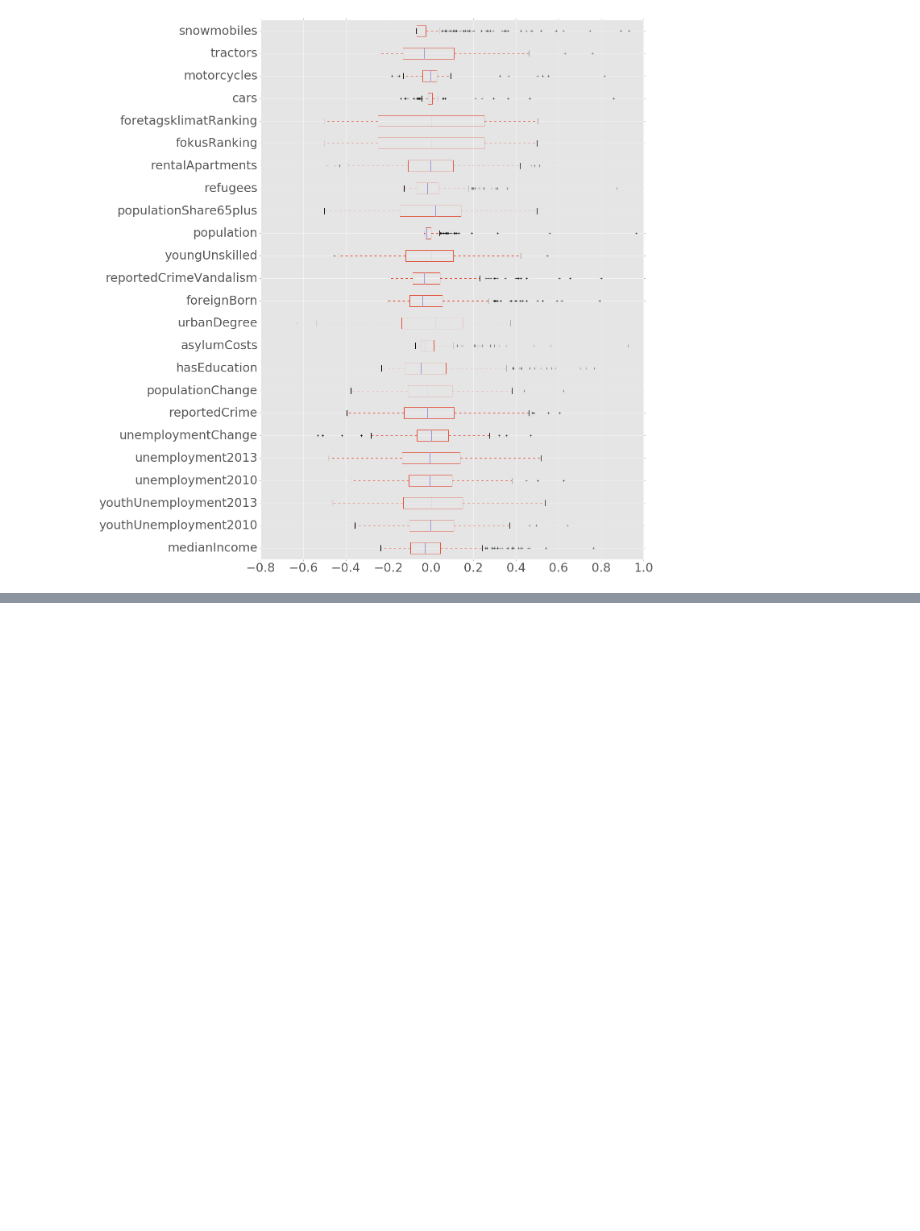
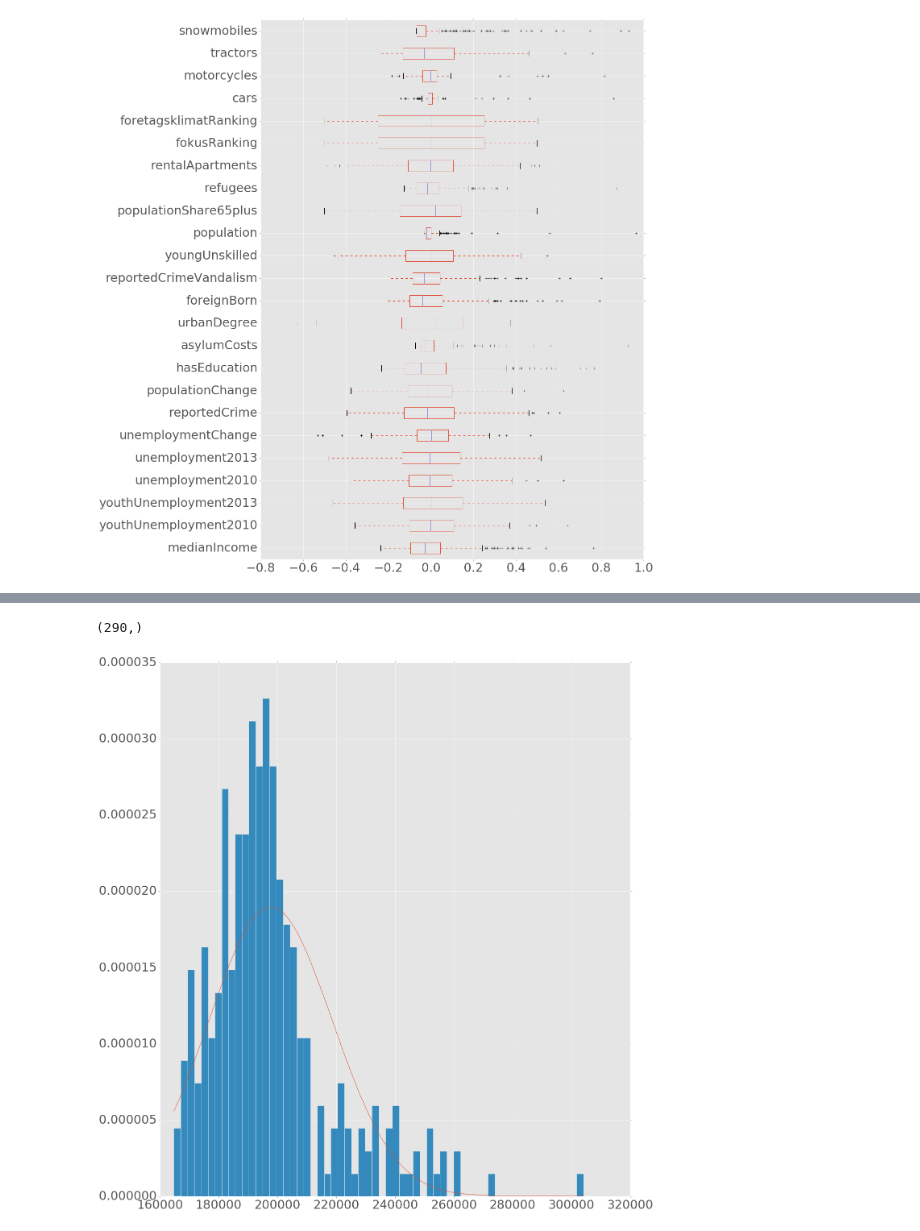
Before and after one commit to AdamPalmar/Swedish-Forrest-Fire, a Jupyter notebook: Swe_fire.ipynb, the cells around one changed output, grey strips where cells are left out. Drawn from its saved outputs; the diff is of its cells as text; code cells hidden in the pictures; blank space fills up the shorter version.

```diff
--- a/Swe_fire.ipynb
+++ b/Swe_fire.ipynb
@@ -226,0 +243,4 @@ plt.savefig('Boxplot.png')
+# %%
+data_simple['medianIncome'].shape
+# %% [output]
+(290,)
@@ -226,0 +253,18 @@ plt.savefig('Boxplot.png')
+# %%
+import scipy.stats as stats
+
+
+col_name = 'medianIncome'
+income_mean = data_simple[col_name].mean()
+income_std = data_simple[col_name].std()
+h = data_simple[col_name].values
+h = sorted(h)
+
+fit = stats.norm.pdf(h,income_mean,income_std)
+
+plt.plot(h,fit)
+plt.hist(h,bins=60,normed=True)
+plt.savefig('normal_income_blue')
+plt.show()
+# %% [output]
+[figure, added]
```
Also changed, not shown: parts of 7 cells of this notebook.
